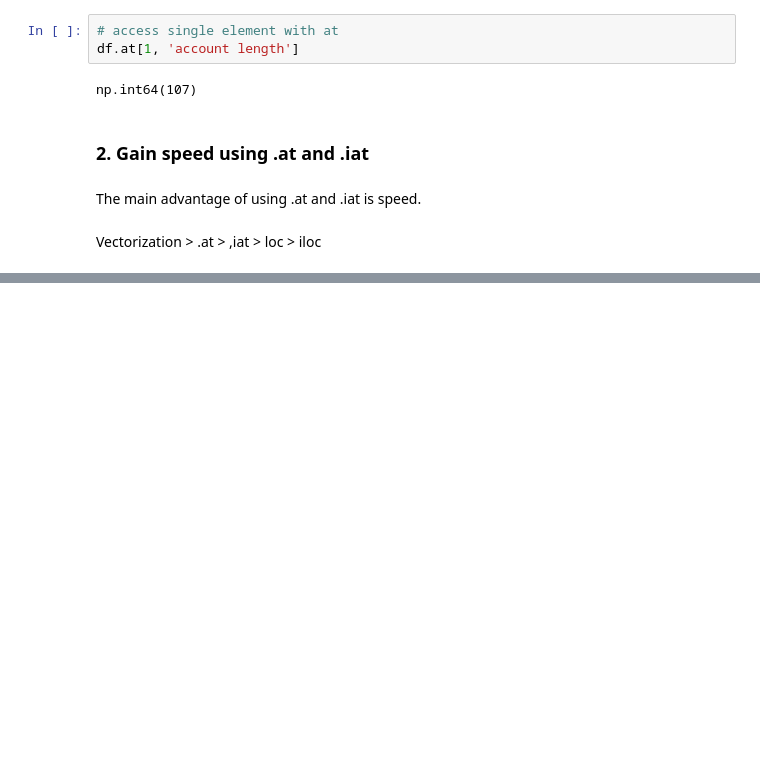
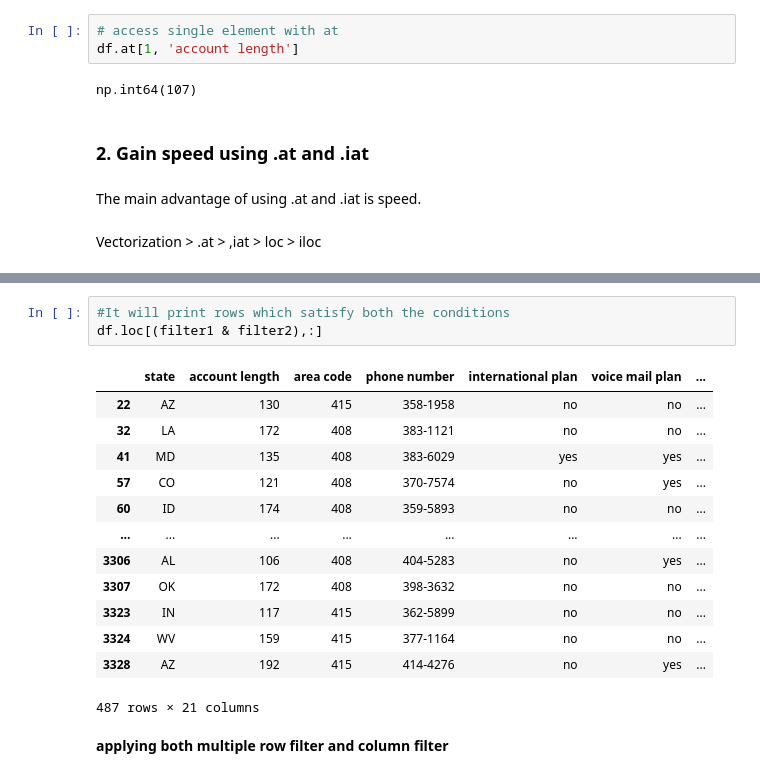
Before and after one commit to yuvii0125/Pandas, a Jupyter notebook: Pandas Filtering of Data/03_filtering_pandas.ipynb, the cells around one changed output, grey strips where cells are left out. Drawn from its saved outputs; the diff is of its cells as text; blank space fills up the shorter version.

```diff
--- a/Pandas Filtering of Data/03_filtering_pandas.ipynb
+++ b/Pandas Filtering of Data/03_filtering_pandas.ipynb
@@ -188,0 +308,19 @@ Vectorization > .at > ,iat > loc > iloc
+# %%
+#It will print rows which satisfy both the conditions
+df.loc[(filter1 & filter2),:]
+# %% [output]
+|  | state | account length | area code | phone number | international plan | voice mail plan | ... |
+| 22 | AZ | 130 | 415 | 358-1958 | no | no | ... |
+| 32 | LA | 172 | 408 | 383-1121 | no | no | ... |
+| 41 | MD | 135 | 408 | 383-6029 | yes | yes | ... |
+| 57 | CO | 121 | 408 | 370-7574 | no | yes | ... |
+| 60 | ID | 174 | 408 | 359-5893 | no | no | ... |
+| ... | ... | ... | ... | ... | ... | ... | ... |
+| 3306 | AL | 106 | 408 | 404-5283 | no | yes | ... |
+| 3307 | OK | 172 | 408 | 398-3632 | no | no | ... |
+| 3323 | IN | 117 | 415 | 362-5899 | no | no | ... |
+| 3324 | WV | 159 | 415 | 377-1164 | no | no | ... |
+| 3328 | AZ | 192 | 415 | 414-4276 | no | yes | ... |
+487 rows × 21 columns
+# %% [markdown]
+__applying both multiple row filter and column filter__
```
Also changed, not shown: parts of 14 cells of this notebook.
